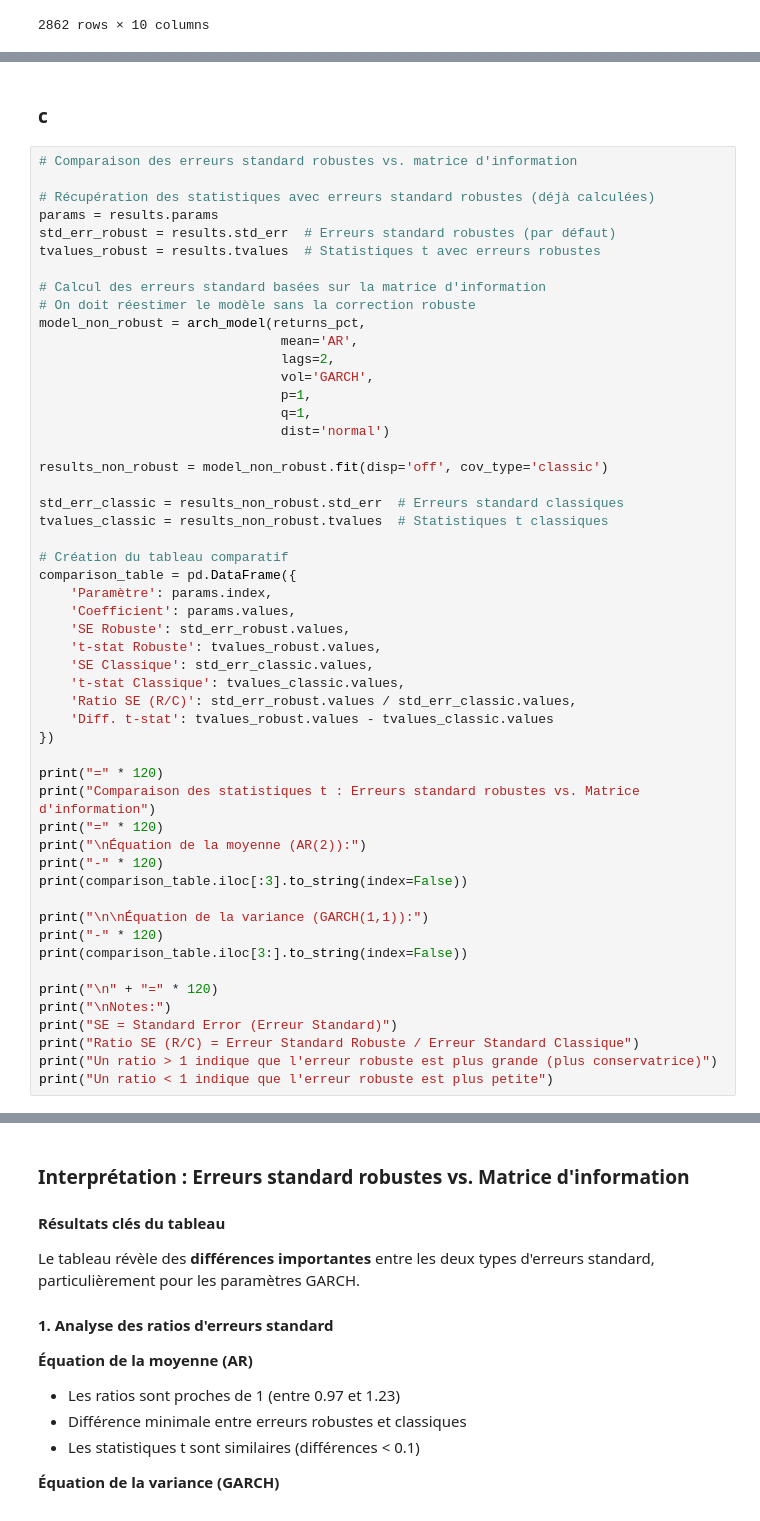
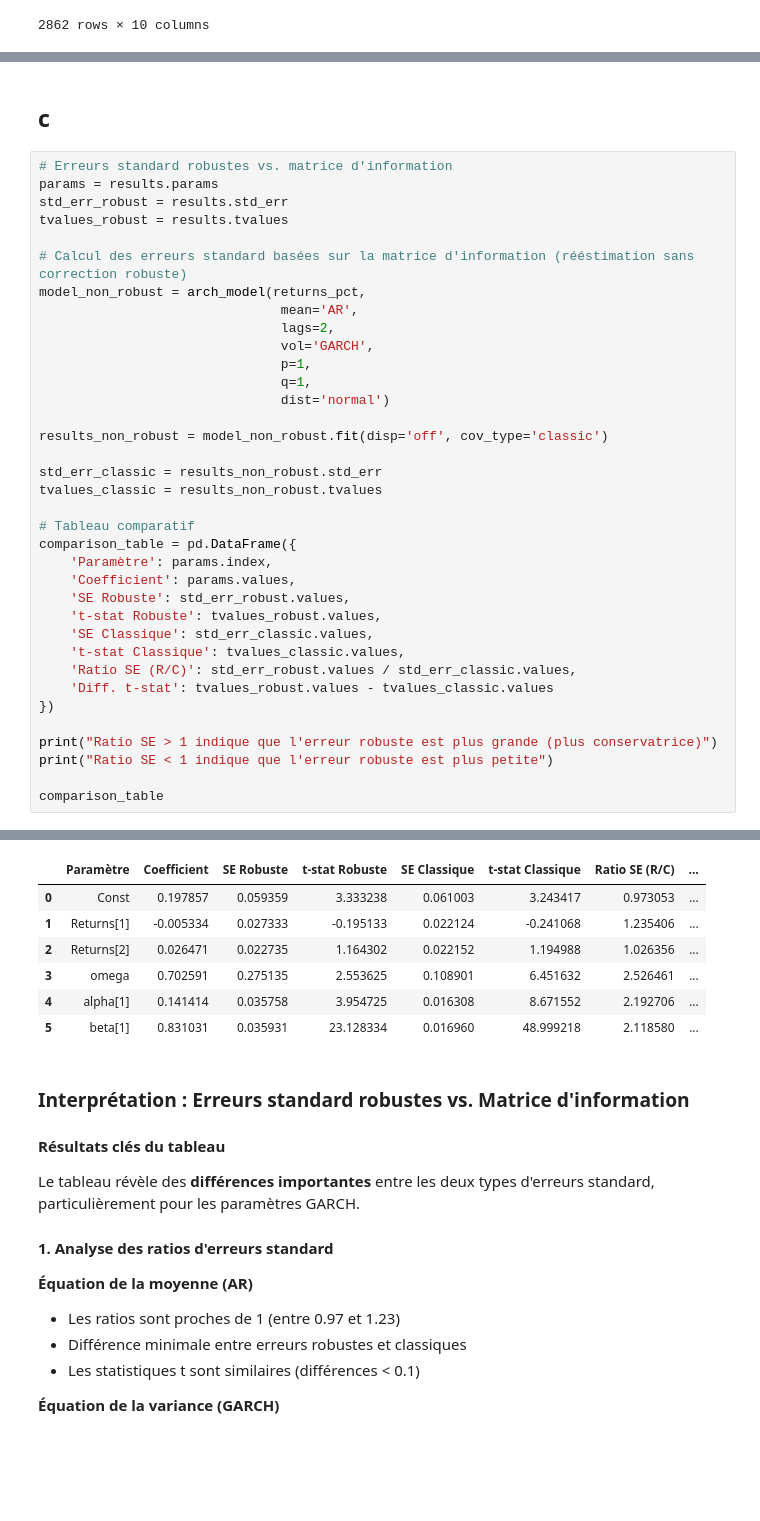
Before and after one commit to Lilas-Bertot/EXAMEN-FINAL, a Jupyter notebook: Q1.ipynb, the cells around one changed output, grey strips where cells are left out. Drawn from its saved outputs; the diff is of its cells as text; blank space fills up the shorter version.

```diff
--- a/Q1.ipynb
+++ b/Q1.ipynb
@@ -336,15 +221,12 @@ axes[1].grid(True, alpha=0.3)
 # %% [markdown]
-### c
+## c
 # %%
-# Comparaison des erreurs standard robustes vs. matrice d'information
+# Erreurs standard robustes vs. matrice d'information
+params = results.params
+std_err_robust = results.std_err
+tvalues_robust = results.tvalues
 
-# Récupération des statistiques avec erreurs standard robustes (déjà calculées)
-params = results.params
-std_err_robust = results.std_err  # Erreurs standard robustes (par défaut)
-tvalues_robust = results.tvalues  # Statistiques t avec erreurs robustes
-
-# Calcul des erreurs standard basées sur la matrice d'information
-# On doit réestimer le modèle sans la correction robuste
+# Calcul des erreurs standard basées sur la matrice d'information (rééstimation sans correction robuste)
 model_non_robust = arch_model(returns_pct,
                                mean='AR',
                                lags=2,
@@ -355,10 +237,10 @@ model_non_robust = arch_model(returns_pct,
 
 results_non_robust = model_non_robust.fit(disp='off', cov_type='classic')
 
-std_err_classic = results_non_robust.std_err  # Erreurs standard classiques
-tvalues_classic = results_non_robust.tvalues  # Statistiques t classiques
+std_err_classic = results_non_robust.std_err
+tvalues_classic = results_non_robust.tvalues
 
-# Création du tableau comparatif
+# Tableau comparatif
 comparison_table = pd.DataFrame({
     'Paramètre': params.index,
     'Coefficient': params.values,
@@ -370,21 +252,8 @@ comparison_table = pd.DataFrame({
     'Diff. t-stat': tvalues_robust.values - tvalues_classic.values
 })
 
-print("=" * 120)
-print("Comparaison des statistiques t : Erreurs standard robustes vs. Matrice d'information")
-print("=" * 120)
-print("\nÉquation de la moyenne (AR(2)):")
-print("-" * 120)
-print(comparison_table.iloc[:3].to_string(index=False))
+print("Ratio SE > 1 indique que l'erreur robuste est plus grande (plus conservatrice)")
+print("Ratio SE < 1 indique que l'erreur robuste est plus petite")
 
-print("\n\nÉquation de la variance (GARCH(1,1)):")
-print("-" * 120)
-print(comparison_table.iloc[3:].to_string(index=False))
-
-print("\n" + "=" * 120)
-print("\nNotes:")
-print("SE = Standard Error (Erreur Standard)")
-print("Ratio SE (R/C) = Erreur Standard Robuste / Erreur Standard Classique")
-print("Un ratio > 1 indique que l'erreur robuste est plus grande (plus conservatrice)")
-print("Un ratio < 1 indique que l'erreur robuste est plus petite")
+comparison_table
 # %% [output]
@@ -408,3 +262,10 @@ Un ratio < 1 indique que l'erreur robuste est plus petite
+|  | Paramètre | Coefficient | SE Robuste | t-stat Robuste | SE Classique | t-stat Classique | Ratio SE (R/C) | ... |
+| 0 | Const | 0.197857 | 0.059359 | 3.333238 | 0.061003 | 3.243417 | 0.973053 | ... |
+| 1 | Returns[1] | -0.005334 | 0.027333 | -0.195133 | 0.022124 | -0.241068 | 1.235406 | ... |
+| 2 | Returns[2] | 0.026471 | 0.022735 | 1.164302 | 0.022152 | 1.194988 | 1.026356 | ... |
+| 3 | omega | 0.702591 | 0.275135 | 2.553625 | 0.108901 | 6.451632 | 2.526461 | ... |
+| 4 | alpha[1] | 0.141414 | 0.035758 | 3.954725 | 0.016308 | 8.671552 | 2.192706 | ... |
+| 5 | beta[1] | 0.831031 | 0.035931 | 23.128334 | 0.016960 | 48.999218 | 2.118580 | ... |
 # %% [markdown]
 ### Interprétation : Erreurs standard robustes vs. Matrice d'information
 
```
Also changed, not shown: parts of 19 cells of this notebook.
